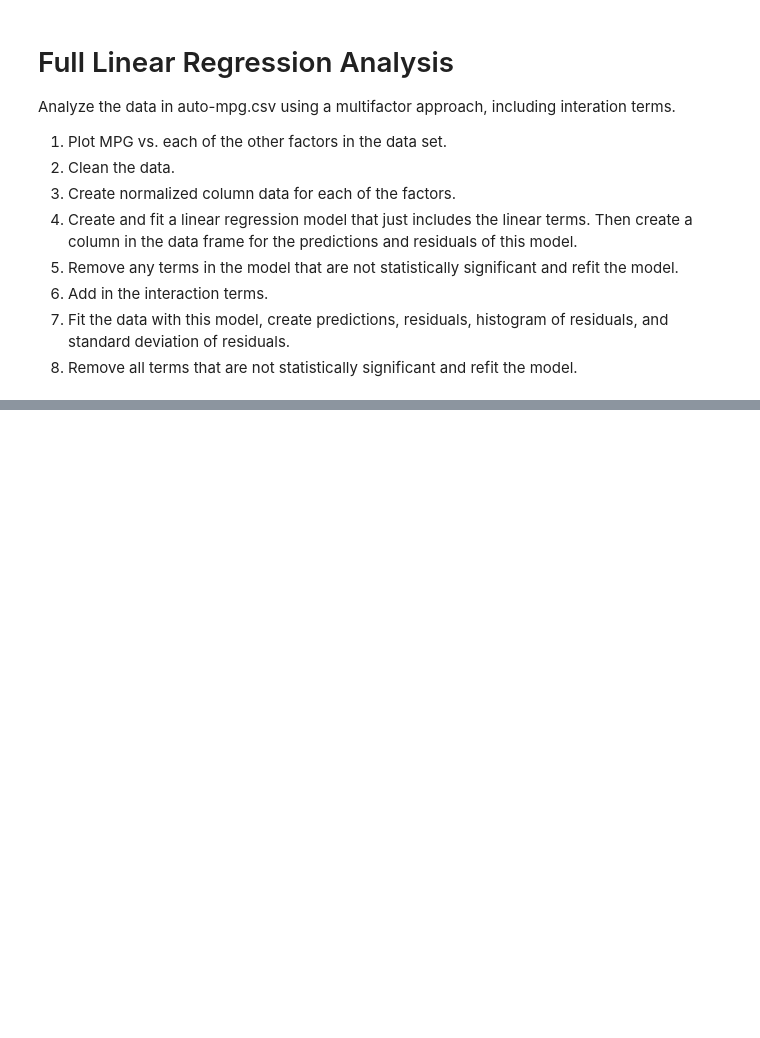
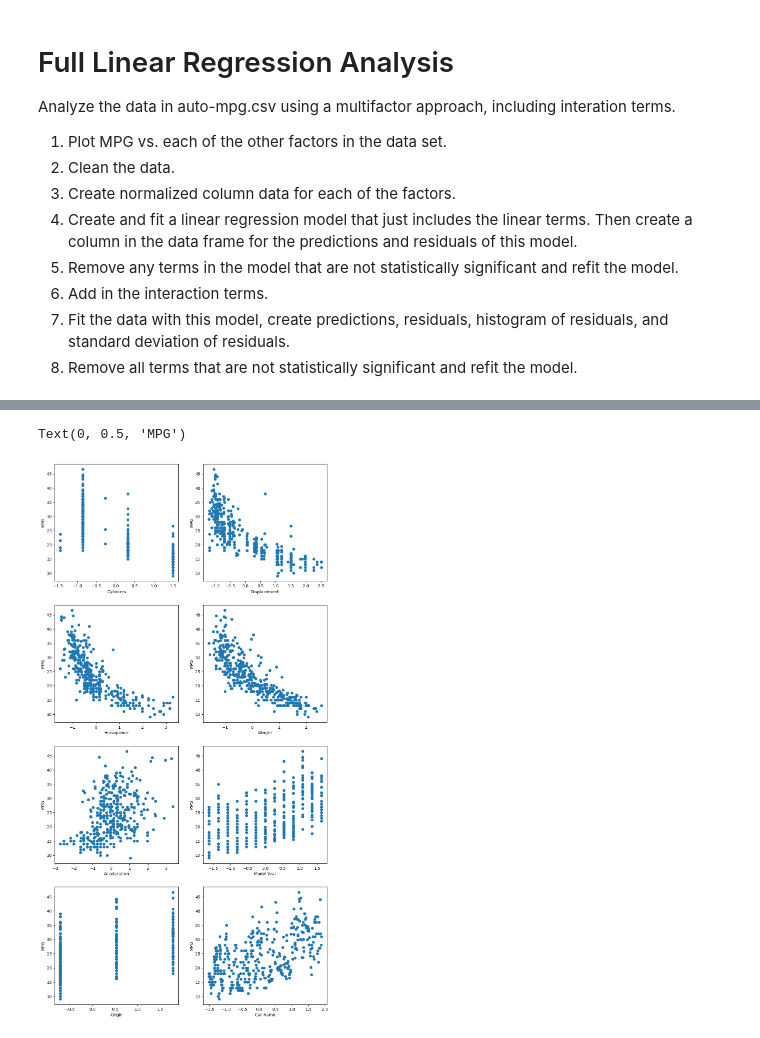
Before and after one commit to johnsrgrace/phys441GraceJohns, a Jupyter notebook: Assignment 2/full_linear_regression_analysis.ipynb, the cells around one changed output, grey strips where cells are left out. Cells and saved outputs as stored; diff of their text form; code cells hidden in the pictures; blank space fills up the shorter version.

```diff
--- a/Assignment 2/full_linear_regression_analysis.ipynb
+++ b/Assignment 2/full_linear_regression_analysis.ipynb
@@ -17,0 +243,37 @@ Analyze the data in auto-mpg.csv using a multifactor approach, including interat
+# %%
+# graph normalized data
+fig, ax = plt.subplots(4, 2, figsize=(12,24))
+ax[0][0].plot(cylinders_norm, mpg, 'o', label = "Data")
+ax[0][0].set_xlabel('Cylinders')
+ax[0][0].set_ylabel('MPG')
+
+ax[0][1].plot(displacement_norm, mpg, 'o', label = "Data")
+ax[0][1].set_xlabel('Displacement')
+ax[0][1].set_ylabel('MPG')
+
+ax[1][0].plot(horsepower_norm, mpg, 'o', label = "Data")
+ax[1][0].set_xlabel('Horsepower')
+ax[1][0].set_ylabel('MPG')
+
+ax[1][1].plot(weight_norm, mpg, 'o', label = "Data")
+ax[1][1].set_xlabel('Weight')
+ax[1][1].set_ylabel('MPG')
+
+ax[2][0].plot(acceleration_norm, mpg, 'o', label = "Data")
+ax[2][0].set_xlabel('Acceleration')
+ax[2][0].set_ylabel('MPG')
+
+ax[2][1].plot(model_year_norm, mpg, 'o', label = "Data")
+ax[2][1].set_xlabel('Model Year')
+ax[2][1].set_ylabel('MPG')
+
+ax[3][0].plot(origin_norm, mpg, 'o', label = "Data")
+ax[3][0].set_xlabel('Origin')
+ax[3][0].set_ylabel('MPG')
+
+ax[3][1].plot(car_name_norm, mpg, 'o', label = "Data")
+ax[3][1].set_xlabel('Car Name')
+ax[3][1].set_ylabel('MPG')
+# %% [output]
+Text(0, 0.5, 'MPG')
+[figure, added]
```
Also changed, not shown: parts of 14 cells of this notebook.
